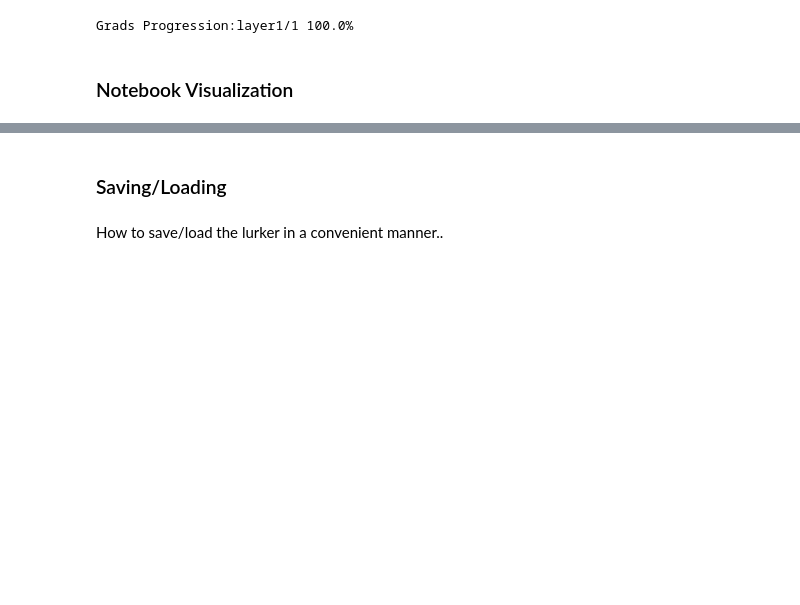
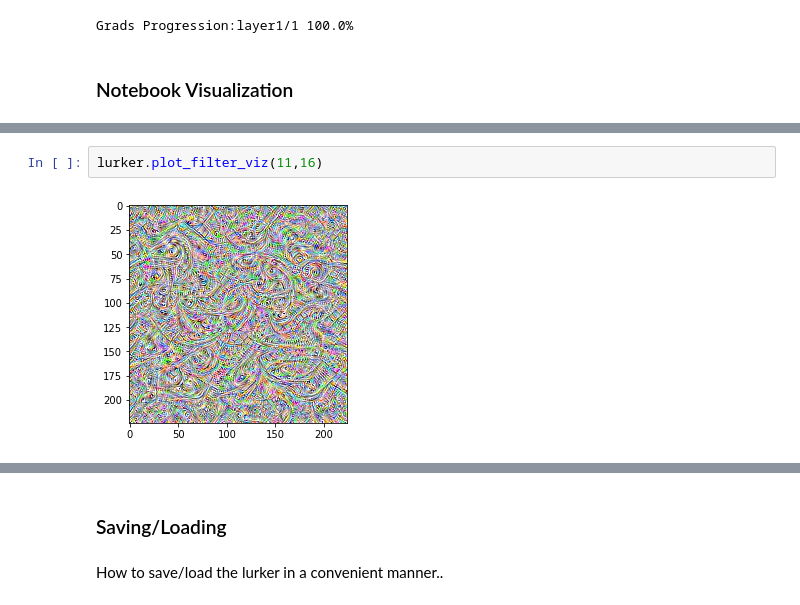
Before and after one commit to torchlurk/torchlurk, a Jupyter notebook: run.ipynb, the cells around one changed output, grey strips where cells are left out. Drawn from its saved outputs; the diff is of its cells as text; blank space fills up the shorter version.

```diff
--- a/run.ipynb
+++ b/run.ipynb
@@ -212,0 +243,4 @@ Grads Progression:layer1/1 100.0%
+# %%
+lurker.plot_filter_viz(11,16)
+# %% [output]
+[figure, added]
```
Also changed, not shown: parts of 18 cells of this notebook, 4 other files.
